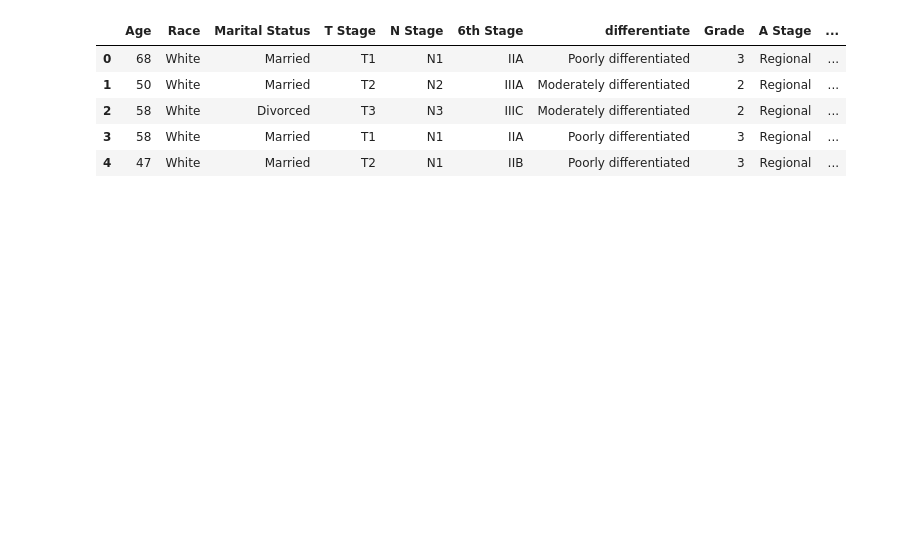
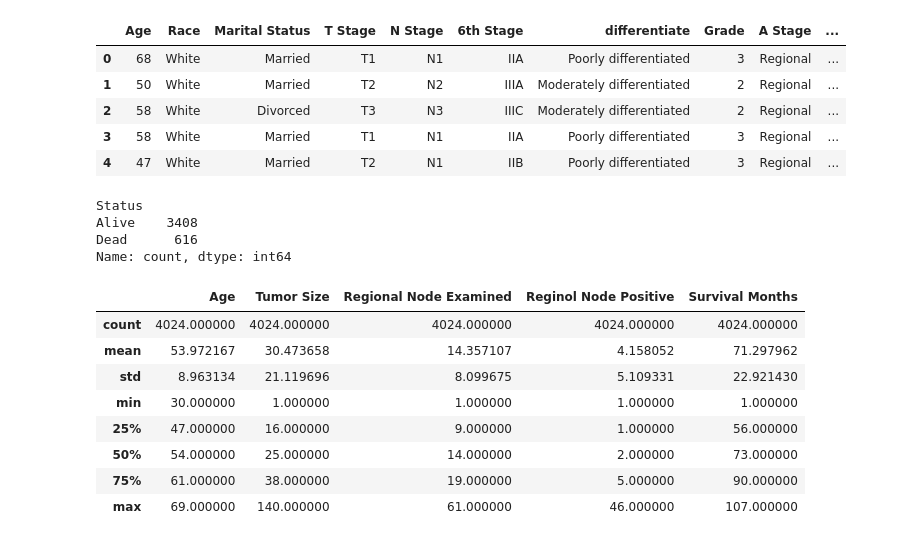
Before and after one commit to Rishu22889/ML, a Jupyter notebook: ML_from_Scratch/DecisionTree/Decision_tree.ipynb, the cells around one changed output. Saved outputs shown, nothing was run; the diff lists cells and outputs as text; code cells hidden in the pictures; blank space fills up the shorter version.

```diff
--- a/ML_from_Scratch/DecisionTree/Decision_tree.ipynb
+++ b/ML_from_Scratch/DecisionTree/Decision_tree.ipynb
@@ -27,0 +15,19 @@ def information_gain(X_column,y,threshold):
+# %%
+data['Status'].value_counts()
+# %% [output]
+Status
+Alive    3408
+Dead      616
+Name: count, dtype: int64
+# %%
+data.describe()
+# %% [output]
+|  | Age | Tumor Size | Regional Node Examined | Reginol Node Positive | Survival Months |
+| count | 4024.000000 | 4024.000000 | 4024.000000 | 4024.000000 | 4024.000000 |
+| mean | 53.972167 | 30.473658 | 14.357107 | 4.158052 | 71.297962 |
+| std | 8.963134 | 21.119696 | 8.099675 | 5.109331 | 22.921430 |
+| min | 30.000000 | 1.000000 | 1.000000 | 1.000000 | 1.000000 |
+| 25% | 47.000000 | 16.000000 | 9.000000 | 1.000000 | 56.000000 |
+| 50% | 54.000000 | 25.000000 | 14.000000 | 2.000000 | 73.000000 |
+| 75% | 61.000000 | 38.000000 | 19.000000 | 5.000000 | 90.000000 |
+| max | 69.000000 | 140.000000 | 61.000000 | 46.000000 | 107.000000 |
```
Also changed, not shown: parts of 26 cells of this notebook.
